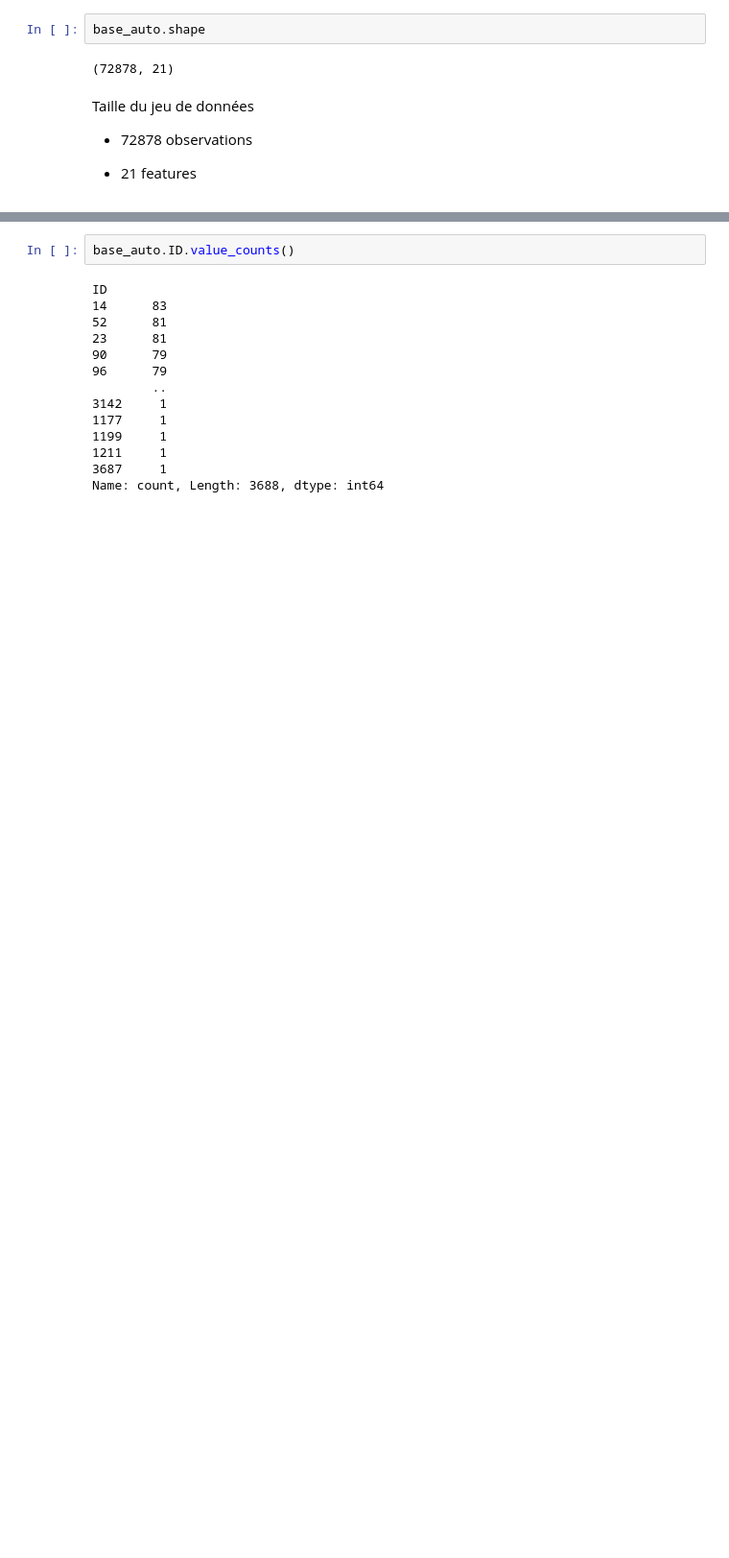
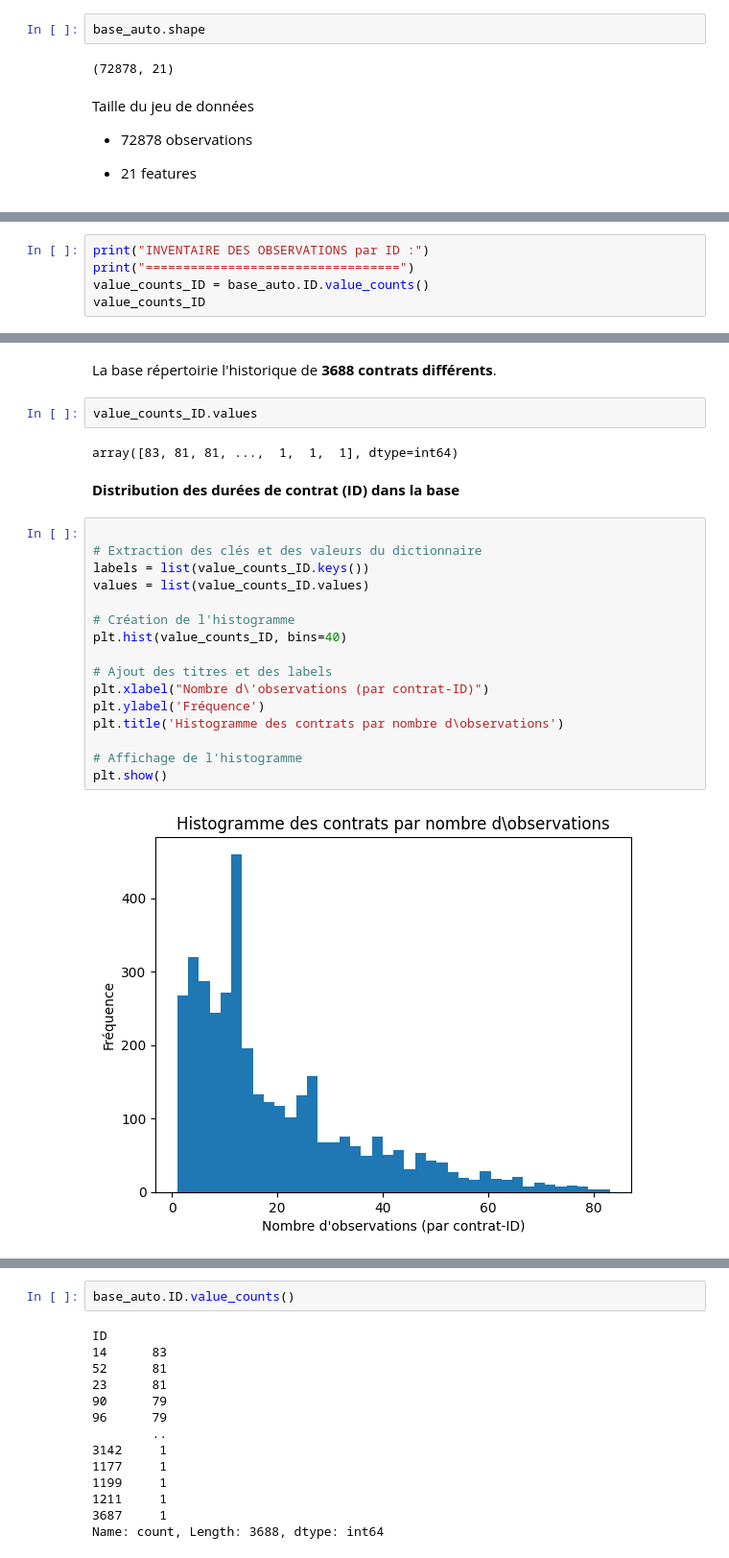
Before and after one commit to bkubeczka/actuariat, a Jupyter notebook: data_preparation.ipynb, the cells around one changed output, grey strips where cells are left out. Shown: that part at 96% size. Drawn from its saved outputs; the diff is of its cells as text; blank space fills up the shorter version.

```diff
--- a/data_preparation.ipynb
+++ b/data_preparation.ipynb
@@ -123,0 +877,5 @@ dtype: int64
+# %%
+print("INVENTAIRE DES OBSERVATIONS par ID :")
+print("==================================")
+value_counts_ID = base_auto.ID.value_counts()
+value_counts_ID
@@ -123,0 +898,26 @@ dtype: int64
+# %% [markdown]
+La base répertoirie l'historique de **3688 contrats différents**.
+# %%
+value_counts_ID.values
+# %% [output]
+array([83, 81, 81, ...,  1,  1,  1], dtype=int64)
+# %% [markdown]
+**Distribution des durées de contrat (ID) dans la base**
+# %%
+
+# Extraction des clés et des valeurs du dictionnaire
+labels = list(value_counts_ID.keys())
+values = list(value_counts_ID.values)
+
+# Création de l'histogramme
+plt.hist(value_counts_ID, bins=40)
+
+# Ajout des titres et des labels
+plt.xlabel("Nombre d\'observations (par contrat-ID)")
+plt.ylabel('Fréquence')
+plt.title('Histogramme des contrats par nombre d\observations')
+
+# Affichage de l'histogramme
+plt.show()
+# %% [output]
+[figure, added]
```
Also changed, not shown: parts of 238 cells of this notebook, 2 other files.
